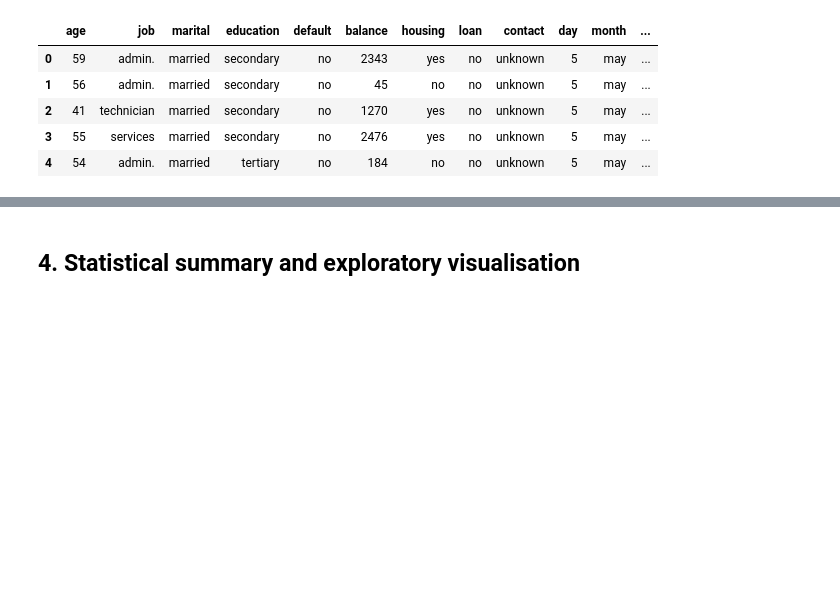
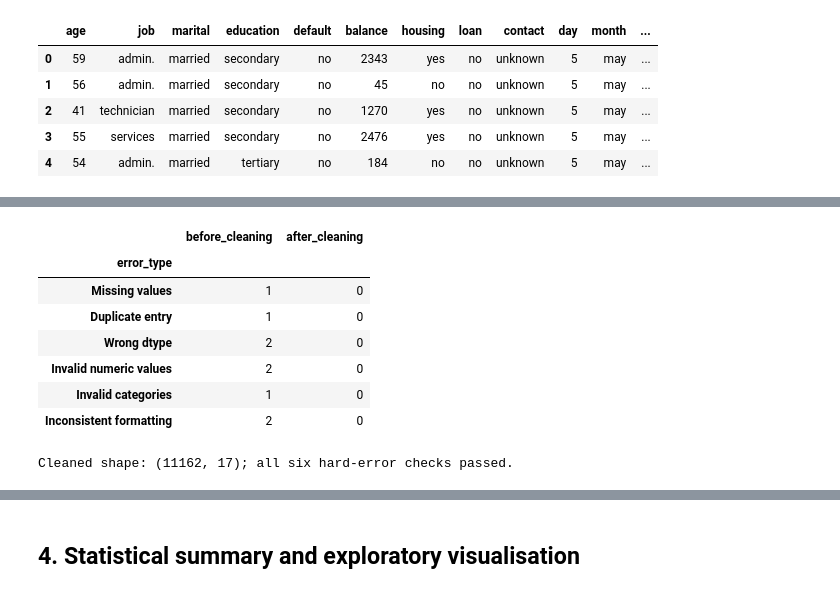
Before and after one commit to ParrotG/CA6000_Assignment, a Jupyter notebook: bank_marketing_mlp.ipynb, the cells around one changed output, grey strips where cells are left out. Drawn from its saved outputs; the diff is of its cells as text; code cells hidden in the pictures; blank space fills up the shorter version.

```diff
--- a/bank_marketing_mlp.ipynb
+++ b/bank_marketing_mlp.ipynb
@@ -227,0 +252,21 @@ display(missing_report)
+# %%
+errors_after_cleaning = detect_hard_errors(data)
+before_after_errors = pd.concat(
+    [errors_before_cleaning["count"].rename("before_cleaning"), errors_after_cleaning["count"].rename("after_cleaning")],
+    axis=1,
+)
+display(before_after_errors)
+
+assert errors_after_cleaning["count"].eq(0).all(), "At least one hard data error remains."
+assert data.shape == raw_data.shape, "The cleaned dataset should recover the original row and column counts."
+print(f"Cleaned shape: {data.shape}; all six hard-error checks passed.")
+# %% [output]
+|  | before_cleaning | after_cleaning |
+| error_type |  |  |
+| Missing values | 1 | 0 |
+| Duplicate entry | 1 | 0 |
+| Wrong dtype | 2 | 0 |
+| Invalid numeric values | 2 | 0 |
+| Invalid categories | 1 | 0 |
+| Inconsistent formatting | 2 | 0 |
+Cleaned shape: (11162, 17); all six hard-error checks passed.
```
Also changed, not shown: parts of 15 cells of this notebook.
